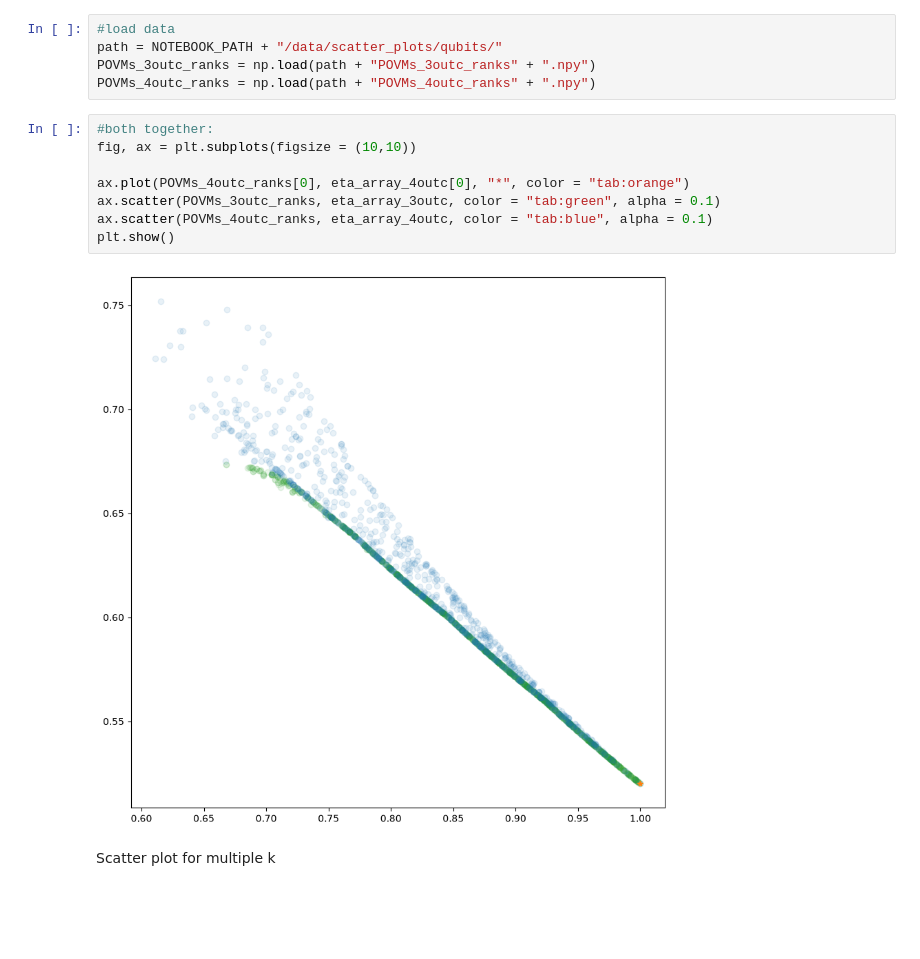
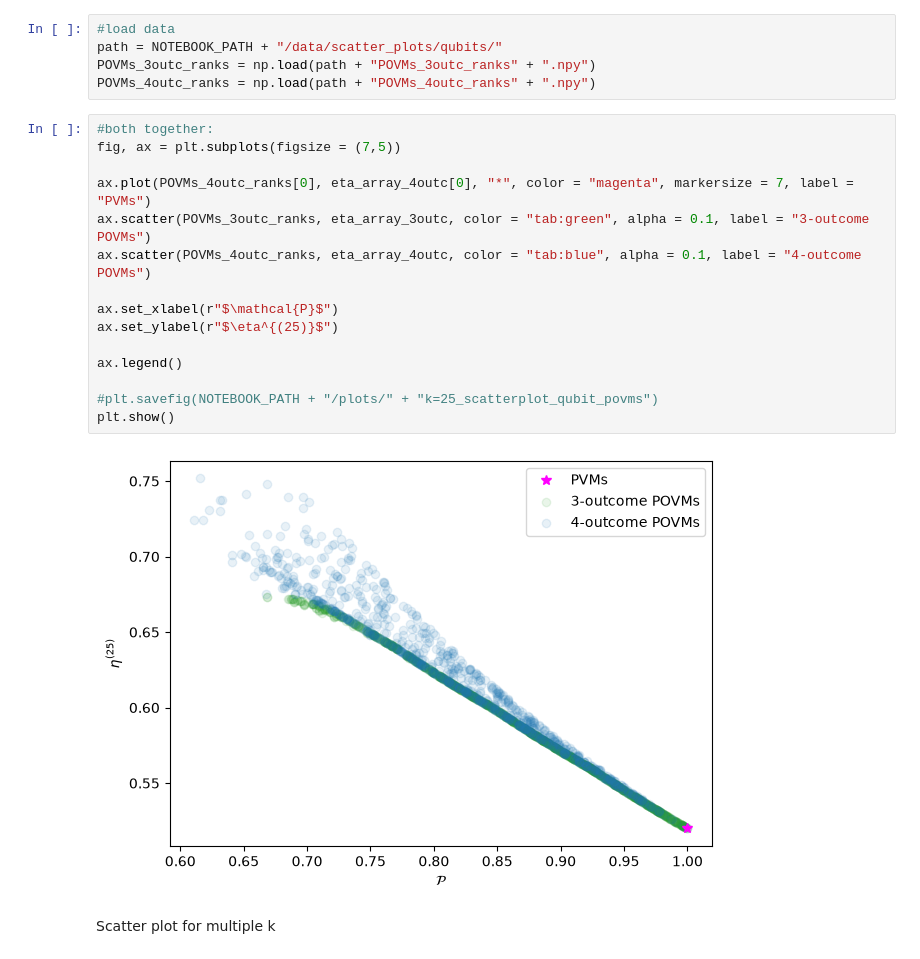
Before and after one commit to JSchuemann-physics/Bose-symmetric-extensions-of-multimeters, a Jupyter notebook: BSE for publishing.ipynb, the cells around one changed output. Saved outputs shown, nothing was run; the diff lists cells and outputs as text; blank space fills up the shorter version.

```diff
--- a/BSE for publishing.ipynb
+++ b/BSE for publishing.ipynb
@@ -995,14 +1027,21 @@ POVMs_3outc_ranks = np.load(path + "POVMs_3outc_ranks" + ".npy")
 POVMs_4outc_ranks = np.load(path + "POVMs_4outc_ranks" + ".npy")
 # %%
 #both together:
-fig, ax = plt.subplots(figsize = (10,10))
+fig, ax = plt.subplots(figsize = (7,5))
 
-ax.plot(POVMs_4outc_ranks[0], eta_array_4outc[0], "*", color = "tab:orange")
-ax.scatter(POVMs_3outc_ranks, eta_array_3outc, color = "tab:green", alpha = 0.1)
-ax.scatter(POVMs_4outc_ranks, eta_array_4outc, color = "tab:blue", alpha = 0.1)
+ax.plot(POVMs_4outc_ranks[0], eta_array_4outc[0], "*", color = "magenta", markersize = 7, label = "PVMs")
+ax.scatter(POVMs_3outc_ranks, eta_array_3outc, color = "tab:green", alpha = 0.1, label = "3-outcome POVMs")
+ax.scatter(POVMs_4outc_ranks, eta_array_4outc, color = "tab:blue", alpha = 0.1, label = "4-outcome POVMs")
+
+ax.set_xlabel(r"$\mathcal{P}$")
+ax.set_ylabel(r"$\eta^{(25)}$")
+
+ax.legend()
+
+#plt.savefig(NOTEBOOK_PATH + "/plots/" + "k=25_scatterplot_qubit_povms")
 plt.show()
 # %% [output]
-[figure, old version]
+[figure, new version]
 # %% [markdown]
 Scatter plot for multiple k
 # %%
```
Also changed, not shown: parts of 13 cells of this notebook, 15 other files.
